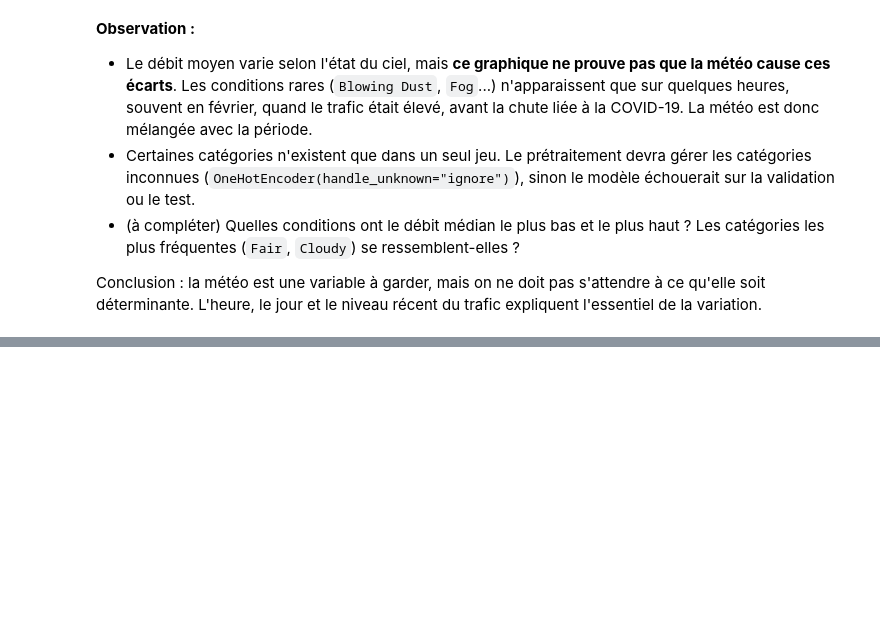
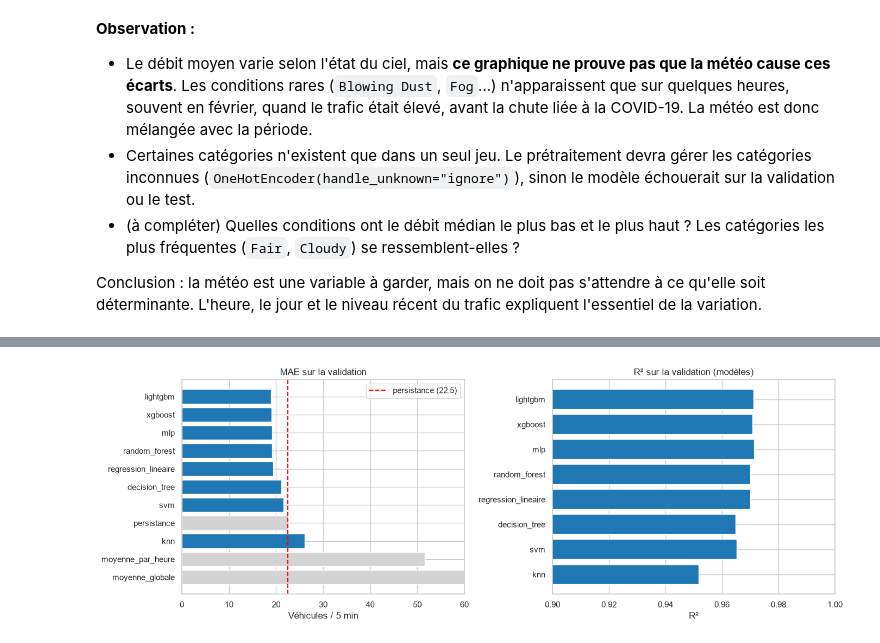
Before and after one commit to Honore-M12/traffic-prediction-system, a Jupyter notebook: notebooks/03_models.ipynb, the cells around one changed output, grey strips where cells are left out. Saved outputs shown, nothing was run; the diff lists cells and outputs as text; code cells hidden in the pictures; blank space fills up the shorter version.

Commit message:
feat(models): comparaison de 8 modèles sur variables enrichies, sélection pondérée et tests bootstrap

```diff
--- a/notebooks/03_models.ipynb
+++ b/notebooks/03_models.ipynb
@@ -1829,0 +663,9 @@ La méthode est restée la même pour tous : découpage chronologique 70 / 15 /
+# %%
+tableau = pd.DataFrame(resultats)
+baselines = ["persistance", "moyenne_par_heure", "moyenne_globale"]
+tableau["type"] = np.where(tableau["model"].isin(baselines), "baseline", "modèle")
+
+classement = tableau.sort_values("MAE").reset_index(drop=True)
+classement.index = classement.index + 1
+classement.index.name = "rang"
+classement[["model", "type"] + COLONNES_AFFICHAGE[1:]].round(3)
@@ -1829,0 +690,23 @@ La méthode est restée la même pour tous : découpage chronologique 70 / 15 /
+# %%
+fig, axes = plt.subplots(1, 2, figsize=(14, 5))
+
+t = tableau.sort_values("MAE", ascending=False)
+couleurs = ["lightgrey" if ty == "baseline" else "tab:blue" for ty in t["type"]]
+axes[0].barh(t["model"], t["MAE"], color=couleurs)
+mae_pers = tableau.loc[tableau["model"] == "persistance", "MAE"].iloc[0]
+axes[0].axvline(mae_pers, color="red", linestyle="--", label=f"persistance ({mae_pers:.1f})")
+axes[0].set_xlim(0, 60)
+axes[0].set_title("MAE sur la validation")
+axes[0].set_xlabel("Véhicules / 5 min")
+axes[0].legend()
+
+m = tableau[tableau["type"] == "modèle"].sort_values("MAE", ascending=False)
+axes[1].barh(m["model"], m["R2"], color="tab:blue")
+axes[1].set_xlim(0.9, 1.0)
+axes[1].set_title("R² sur la validation (modèles)")
+axes[1].set_xlabel("R²")
+
+plt.tight_layout()
+plt.show()
+# %% [output]
+[figure, added]
```
Also changed, not shown: parts of 122 cells of this notebook.
